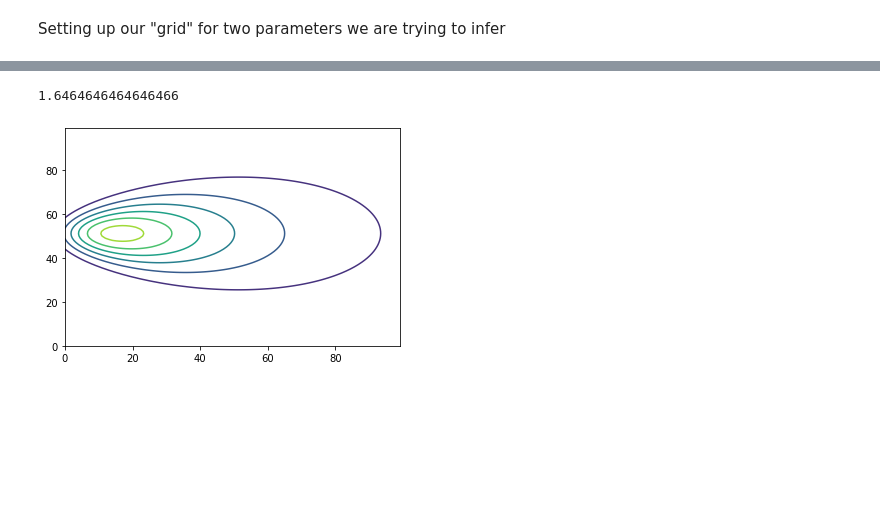
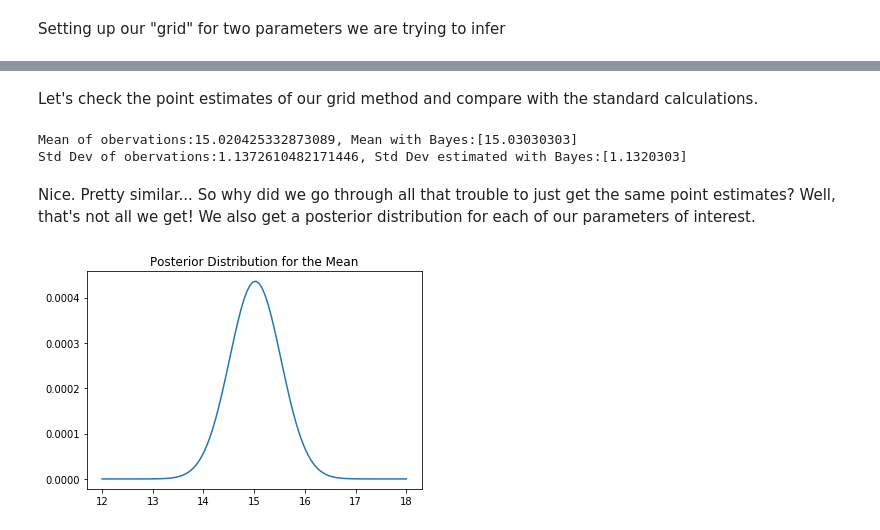
Before and after one commit to henrybechtel/bayes, a Jupyter notebook: bayes_grid.ipynb, the cells around one changed output, grey strips where cells are left out. Cells and saved outputs as stored; diff of their text form; code cells hidden in the pictures; blank space fills up the shorter version.

```diff
--- a/bayes_grid.ipynb
+++ b/bayes_grid.ipynb
@@ -33,8 +67,8 @@ np.mean(observations), np.std(observations)
 # %% [markdown]
 Setting up our "grid" for two parameters we are trying to infer
 # %%
-hypotheses_1 = np.linspace(10,20,100) #These are all the means we want to test
-hypotheses_2 = np.linspace(1,5,100) #These are all the sigmas we want to test
+hypotheses_1 = np.linspace(12,18,100) #These are all the means we want to test
+hypotheses_2 = np.linspace(0.001,4,100) #These are all the standard deviations we want to test
 # %%
 prior = np.ones([len(hypotheses_1),len(hypotheses_2)]) # Here we are choosing a flat prior
 # %%
@@ -48,5 +82,7 @@ for i in range(len(hypotheses_1)):
         unnormalized_likelihood = 1
         for x in observations:
             unnormalized_likelihood *= stats.distributions.norm.pdf(x,mean,sd)
-            marginal_likelihood += unnormalized_likelihood
+        marginal_likelihood += unnormalized_likelihood*prior[i,j]
         unnormalized_posterior[i,j] = unnormalized_likelihood*prior[i,j]
+
+posterior = unnormalized_posterior/marginal_likelihood
@@ -67,3 +97,4 @@ np.argmax(posterior)
 # %%
-np.where(posterior == np.amax(posterior))
+max_posterior = np.where(posterior == np.amax(posterior))
+max_posterior
 # %% [output]
@@ -75,8 +102,15 @@ hypotheses_1[51]
-# %%
-hypotheses_2[16]
-# %% [output]
-1.6464646464646466
-# %%
-plt.contour(posterior);
-# %% [output]
-[figure, removed]
+# %% [markdown]
+Let's check the point estimates of our grid method and compare with the standard calculations.
+# %%
+print(f'Mean of obervations:{np.mean(observations)}, Mean with Bayes:{hypotheses_1[max_posterior[0]]}' )
+print(f'Std Dev of obervations:{np.std(observations)}, Std Dev estimated with Bayes:{hypotheses_2[max_posterior[1]]}')
+# %% [output]
+Mean of obervations:15.020425332873089, Mean with Bayes:[15.03030303]
+Std Dev of obervations:1.1372610482171446, Std Dev estimated with Bayes:[1.1320303]
+# %% [markdown]
+Nice. Pretty similar... So why did we go through all that trouble to just get the same point estimates? Well, that's not all we get! We also get a posterior distribution for each of our parameters of interest.
+# %%
+plt.plot(hypotheses_1, unnormalized_posterior[:,max_posterior[1]]);
+plt.title("Posterior Distribution for the Mean");
+# %% [output]
+[figure, added]
```
Also changed, not shown: parts of 35 cells of this notebook.
